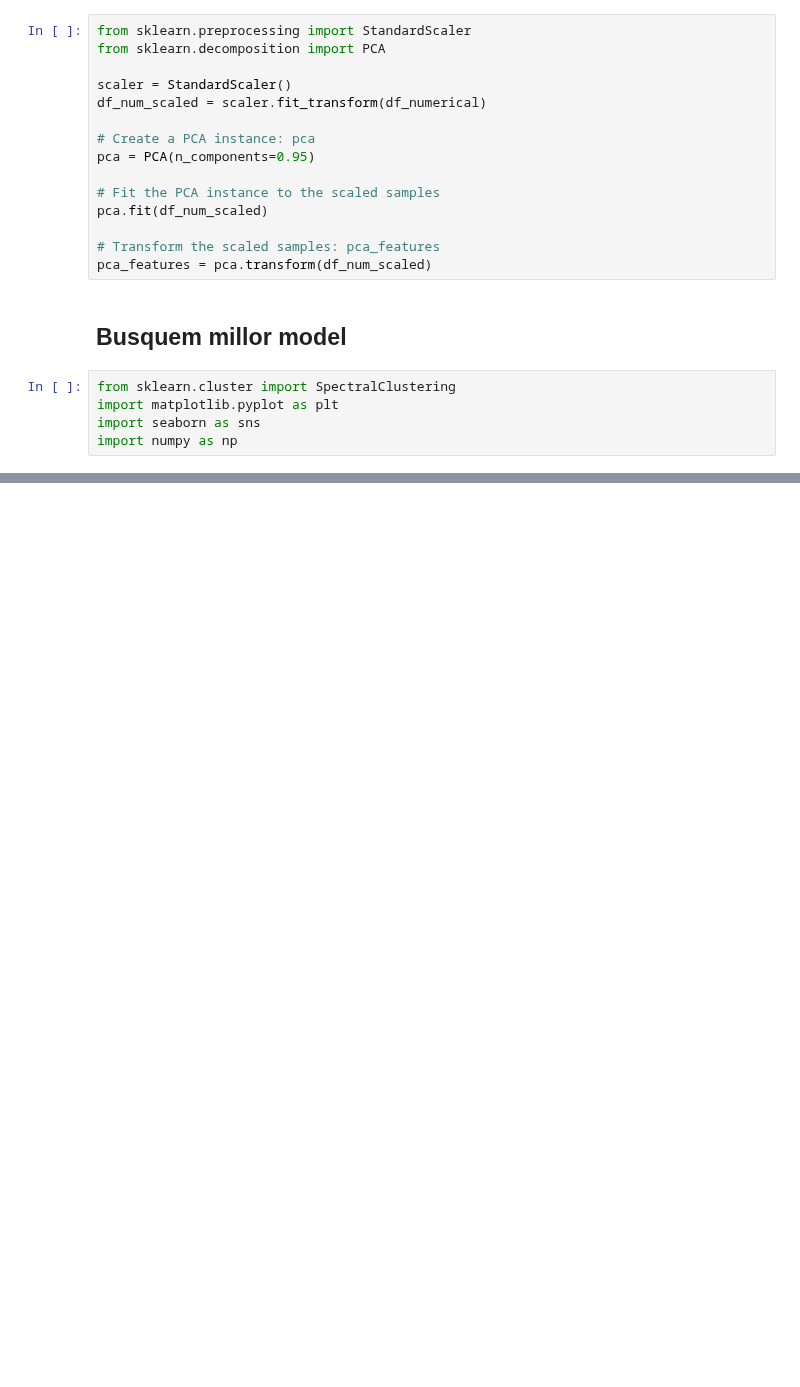
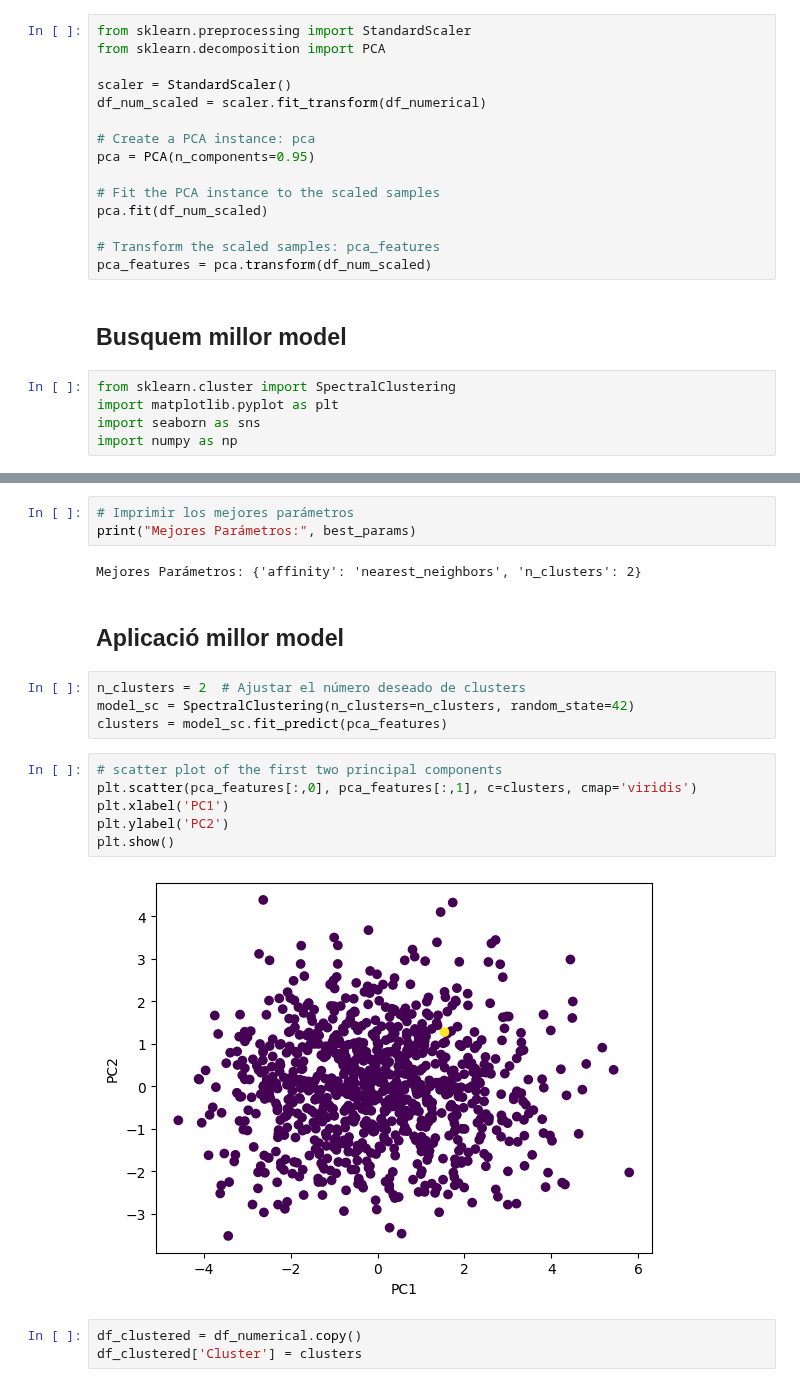
Before and after one commit to DCC-UAB/ACproject-07, a Jupyter notebook: codi/SpectralClusteringModificat.ipynb, the cells around one changed output, grey strips where cells are left out. Saved outputs shown, nothing was run; the diff lists cells and outputs as text; blank space fills up the shorter version.

```diff
--- a/codi/SpectralClusteringModificat.ipynb
+++ b/codi/SpectralClusteringModificat.ipynb
@@ -89,0 +110,22 @@ Mejores Parámetros: {'affinity': 'nearest_neighbors', 'n_clusters': 2}
+# %%
+# Imprimir los mejores parámetros
+print("Mejores Parámetros:", best_params)
+# %% [output]
+Mejores Parámetros: {'affinity': 'nearest_neighbors', 'n_clusters': 2}
+# %% [markdown]
+## Aplicació millor model
+# %%
+n_clusters = 2  # Ajustar el número deseado de clusters
+model_sc = SpectralClustering(n_clusters=n_clusters, random_state=42)
+clusters = model_sc.fit_predict(pca_features)
+# %%
+# scatter plot of the first two principal components
+plt.scatter(pca_features[:,0], pca_features[:,1], c=clusters, cmap='viridis')
+plt.xlabel('PC1')
+plt.ylabel('PC2')
+plt.show()
+# %% [output]
+[figure, added]
+# %%
+df_clustered = df_numerical.copy()
+df_clustered['Cluster'] = clusters
```
Also changed, not shown: parts of 29 cells of this notebook, 1 other file.
